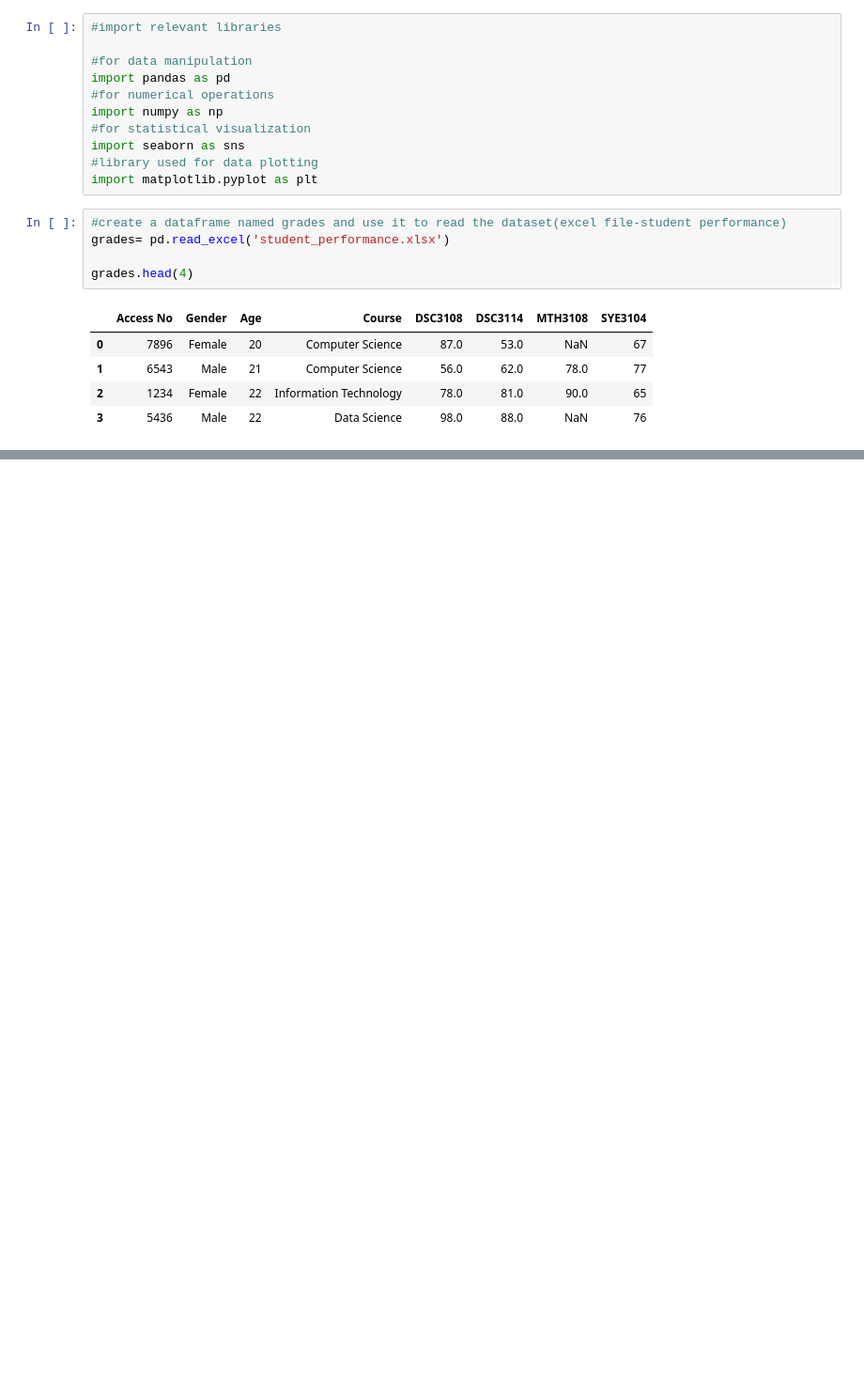
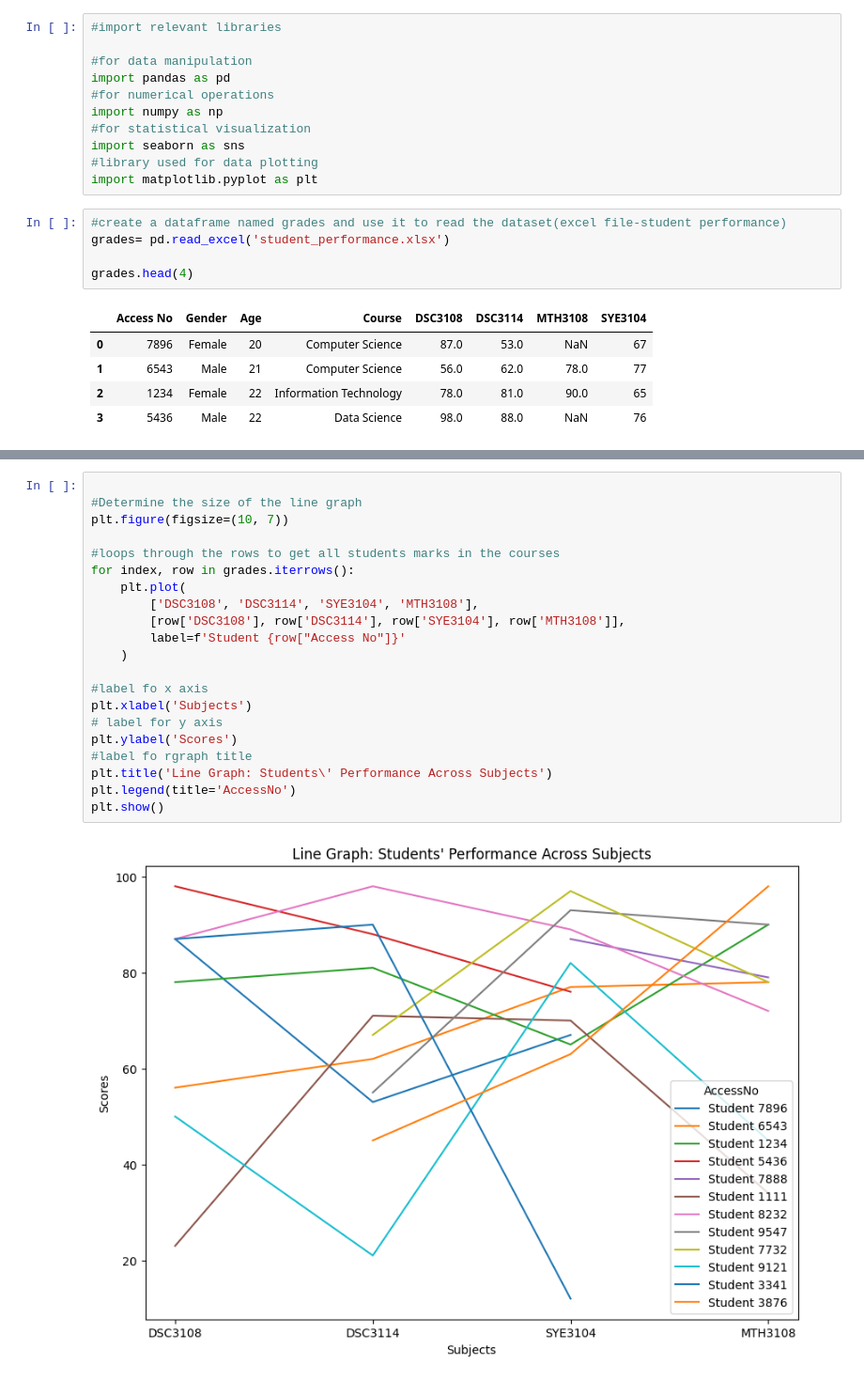
Before and after one commit to ATWIINETIRZAH/DataPath-From-Raw-to-Insights, a Jupyter notebook: Data_Cleaning/visualization.ipynb, the cells around one changed output, grey strips where cells are left out. Shown: that part at 94% size. Saved outputs shown, nothing was run; the diff lists cells and outputs as text; blank space fills up the shorter version.

```diff
--- a/Data_Cleaning/visualization.ipynb
+++ b/Data_Cleaning/visualization.ipynb
@@ -37,0 +34,23 @@ TypeError: 'value' must be an instance of str or bytes, not a float
+# %%
+
+#Determine the size of the line graph
+plt.figure(figsize=(10, 7))
+
+#loops through the rows to get all students marks in the courses
+for index, row in grades.iterrows():
+    plt.plot(
+        ['DSC3108', 'DSC3114', 'SYE3104', 'MTH3108'],
+        [row['DSC3108'], row['DSC3114'], row['SYE3104'], row['MTH3108']],
+        label=f'Student {row["Access No"]}'
+    )
+
+#label fo x axis
+plt.xlabel('Subjects')
+# label for y axis
+plt.ylabel('Scores')
+#label fo rgraph title
+plt.title('Line Graph: Students\' Performance Across Subjects')
+plt.legend(title='AccessNo')
+plt.show()
+# %% [output]
+[figure, added]
```
Also changed, not shown: parts of 3 cells of this notebook.
